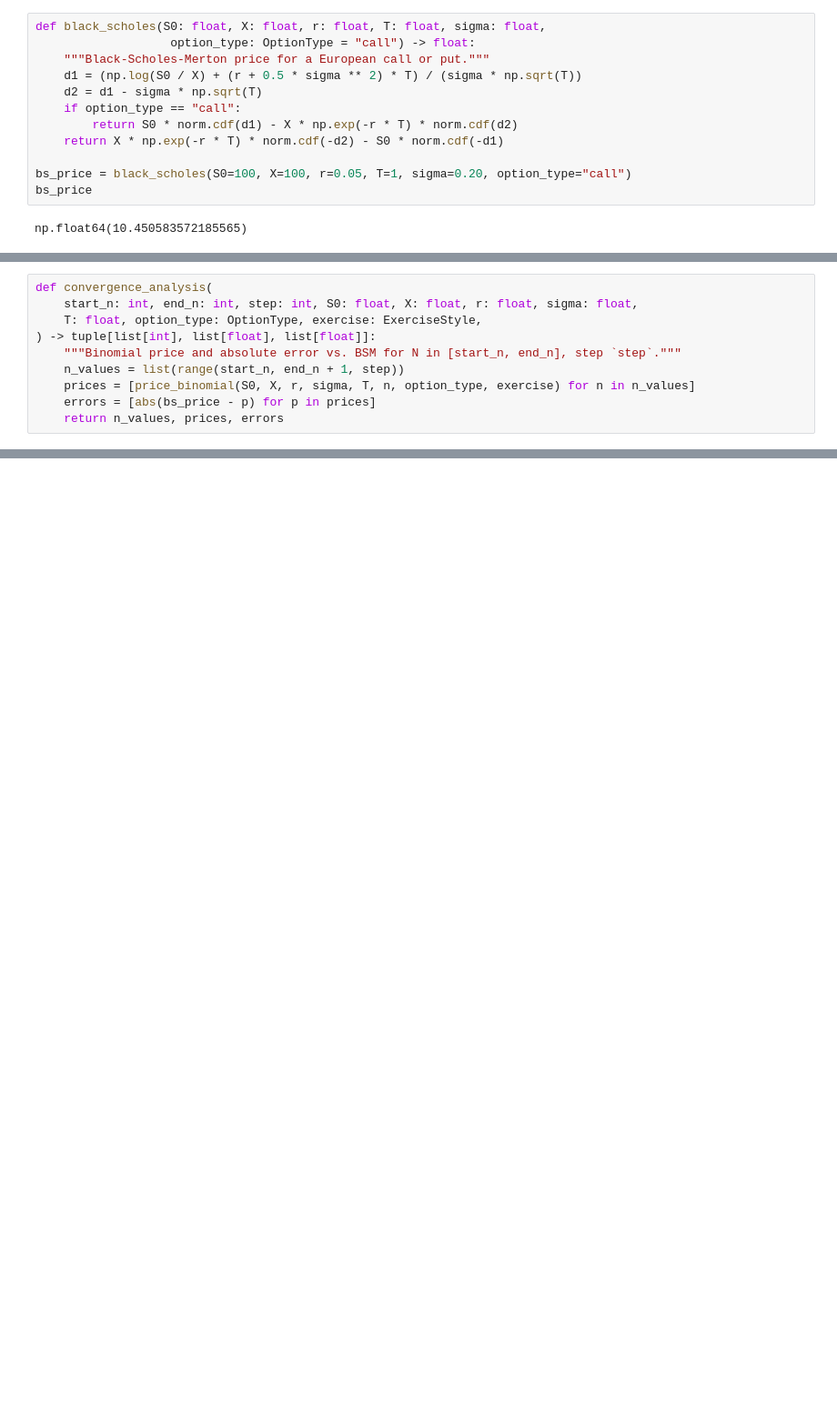
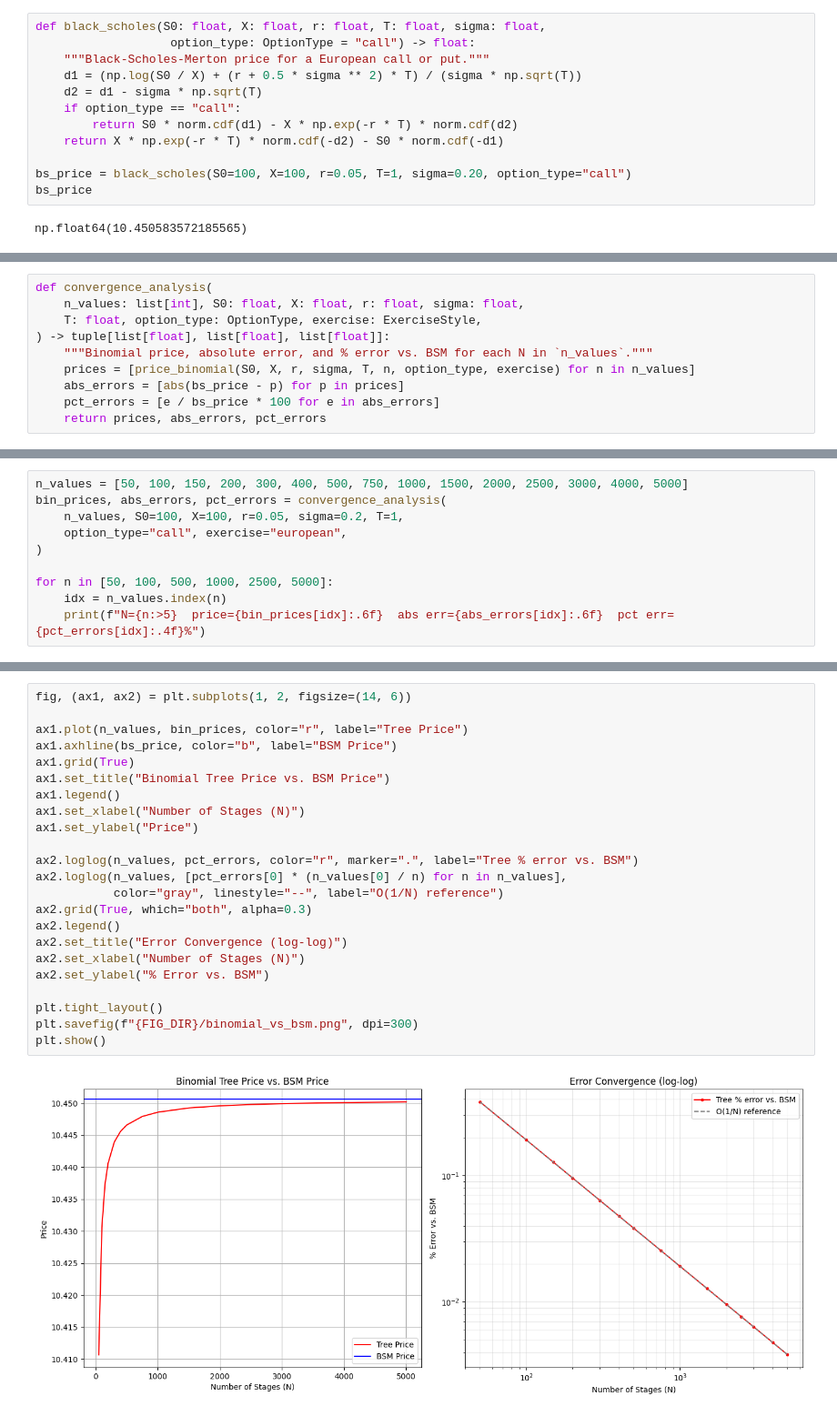
Before and after one commit to niks28fin/Binomial-Tree-Convergence-Analysis, a Jupyter notebook: Binomial Tree.ipynb, the cells around one changed output, grey strips where cells are left out. Shown at 91% size. Saved outputs shown, nothing was run; the diff lists cells and outputs as text; blank space fills up the shorter version.

```diff
--- a/Binomial Tree.ipynb
+++ b/Binomial Tree.ipynb
@@ -234,10 +314,10 @@ the BSM benchmark.
 # %%
 def convergence_analysis(
-    start_n: int, end_n: int, step: int, S0: float, X: float, r: float, sigma: float,
+    n_values: list[int], S0: float, X: float, r: float, sigma: float,
     T: float, option_type: OptionType, exercise: ExerciseStyle,
-) -> tuple[list[int], list[float], list[float]]:
-    """Binomial price and absolute error vs. BSM for N in [start_n, end_n], step `step`."""
-    n_values = list(range(start_n, end_n + 1, step))
+) -> tuple[list[float], list[float], list[float]]:
+    """Binomial price, absolute error, and % error vs. BSM for each N in `n_values`."""
     prices = [price_binomial(S0, X, r, sigma, T, n, option_type, exercise) for n in n_values]
-    errors = [abs(bs_price - p) for p in prices]
-    return n_values, prices, errors
+    abs_errors = [abs(bs_price - p) for p in prices]
+    pct_errors = [e / bs_price * 100 for e in abs_errors]
+    return prices, abs_errors, pct_errors
@@ -274,0 +324,10 @@ plt.show()
+# %%
+n_values = [50, 100, 150, 200, 300, 400, 500, 750, 1000, 1500, 2000, 2500, 3000, 4000, 5000]
+bin_prices, abs_errors, pct_errors = convergence_analysis(
+    n_values, S0=100, X=100, r=0.05, sigma=0.2, T=1,
+    option_type="call", exercise="european",
+)
+
+for n in [50, 100, 500, 1000, 2500, 5000]:
+    idx = n_values.index(n)
+    print(f"N={n:>5}  price={bin_prices[idx]:.6f}  abs err={abs_errors[idx]:.6f}  pct err={pct_errors[idx]:.4f}%")
@@ -274,0 +341,25 @@ plt.show()
+# %%
+fig, (ax1, ax2) = plt.subplots(1, 2, figsize=(14, 6))
+
+ax1.plot(n_values, bin_prices, color="r", label="Tree Price")
+ax1.axhline(bs_price, color="b", label="BSM Price")
+ax1.grid(True)
+ax1.set_title("Binomial Tree Price vs. BSM Price")
+ax1.legend()
+ax1.set_xlabel("Number of Stages (N)")
+ax1.set_ylabel("Price")
+
+ax2.loglog(n_values, pct_errors, color="r", marker=".", label="Tree % error vs. BSM")
+ax2.loglog(n_values, [pct_errors[0] * (n_values[0] / n) for n in n_values],
+           color="gray", linestyle="--", label="O(1/N) reference")
+ax2.grid(True, which="both", alpha=0.3)
+ax2.legend()
+ax2.set_title("Error Convergence (log-log)")
+ax2.set_xlabel("Number of Stages (N)")
+ax2.set_ylabel("% Error vs. BSM")
+
+plt.tight_layout()
+plt.savefig(f"{FIG_DIR}/binomial_vs_bsm.png", dpi=300)
+plt.show()
+# %% [output]
+[figure, added]
```
Also changed, not shown: parts of 17 cells of this notebook.
